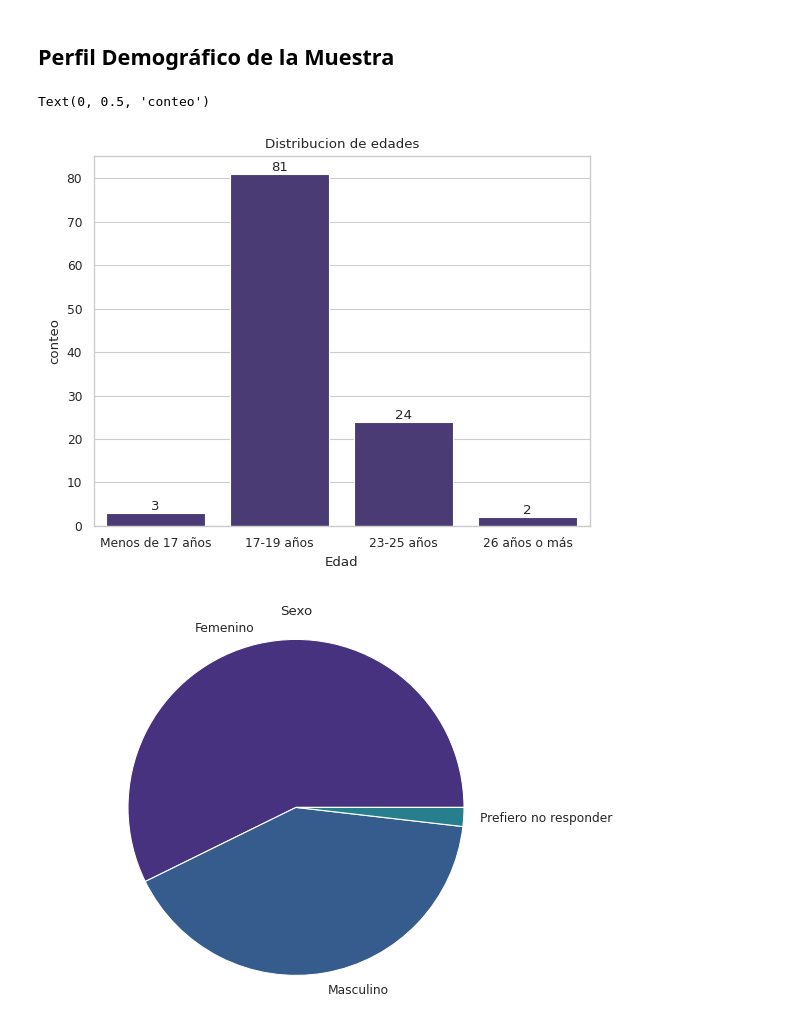
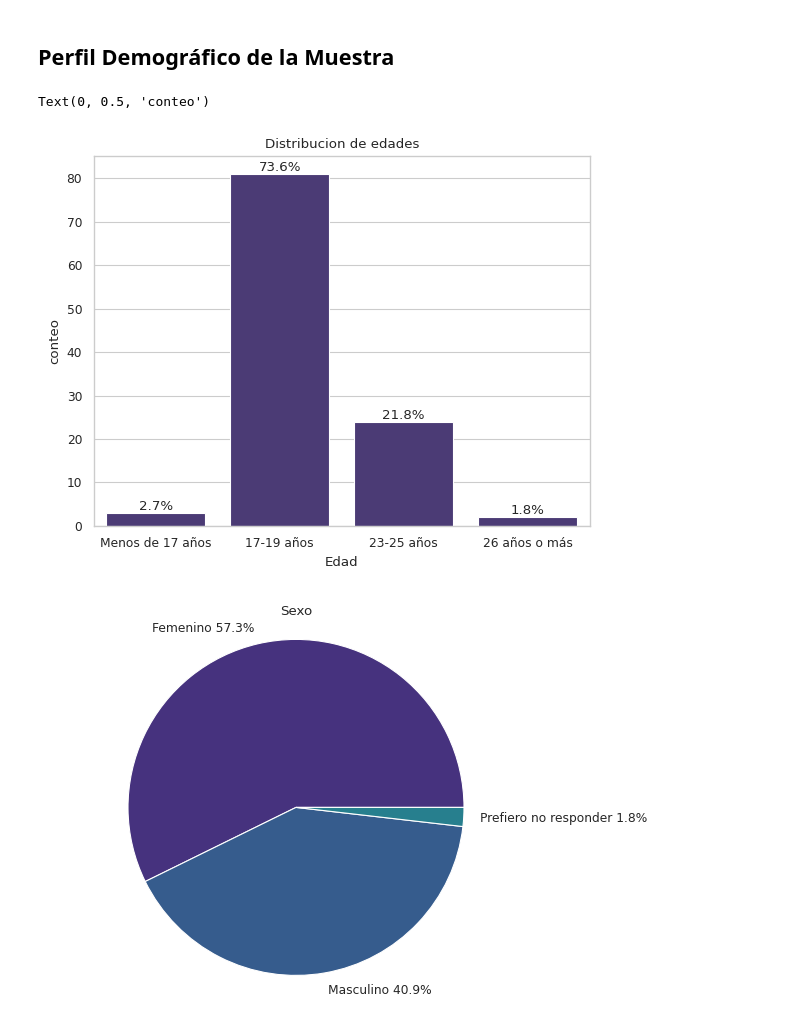
Before and after one commit to Mortadelo24/mejora-infrastructura-hospitalaria-managua-nicaragua, a Jupyter notebook: 03_Data_Analysis.ipynb, the cells around one changed output. Saved outputs shown, nothing was run; the diff lists cells and outputs as text; code cells hidden in the pictures.

```diff
--- a/03_Data_Analysis.ipynb
+++ b/03_Data_Analysis.ipynb
@@ -33,26 +33,37 @@ memory usage: 16.4+ KB
 sns.set_style('whitegrid')
 sns.set_context('paper')
 sns.set_palette("viridis")
+# %%
+def add_percentage(ax, total):
+    for c in ax.containers:
+        ax.bar_label(
+            c,
+            fmt=lambda x: f'{(x/total)*100:.1f}%',
+            label_type='edge'
+        )
+
+def get_tagged_percentages(counts):
+    return [f"{x} {round(counts[x] / counts.sum() * 100, 1)}%"  for x in counts.index]
 # %% [markdown]
 ## Perfil Demográfico de la Muestra
 # %%
 ax = sns.countplot(data=data, x='age')
-ax.bar_label(ax.containers[0])
+add_percentage(ax, len(data))
 plt.title("Distribucion de edades")
 plt.xlabel("Edad")
 plt.ylabel("conteo")
 # %% [output]
 Text(0, 0.5, 'conteo')
-[figure, old version]
+[figure, new version]
 # %%
 sex_counts = data['sex'].value_counts()
 
-plt.pie(sex_counts, labels=[str(x) for x in sex_counts.index])
+plt.pie(sex_counts, labels=get_tagged_percentages(sex_counts))
 plt.title('Sexo')
 plt.axis('equal')
 
 plt.show()
 # %% [output]
-[figure, old version]
+[figure, new version]
 # %%
 ax = sns.countplot(data=data, x='years_studying')
```
Also changed, not shown: parts of 15 cells of this notebook.
